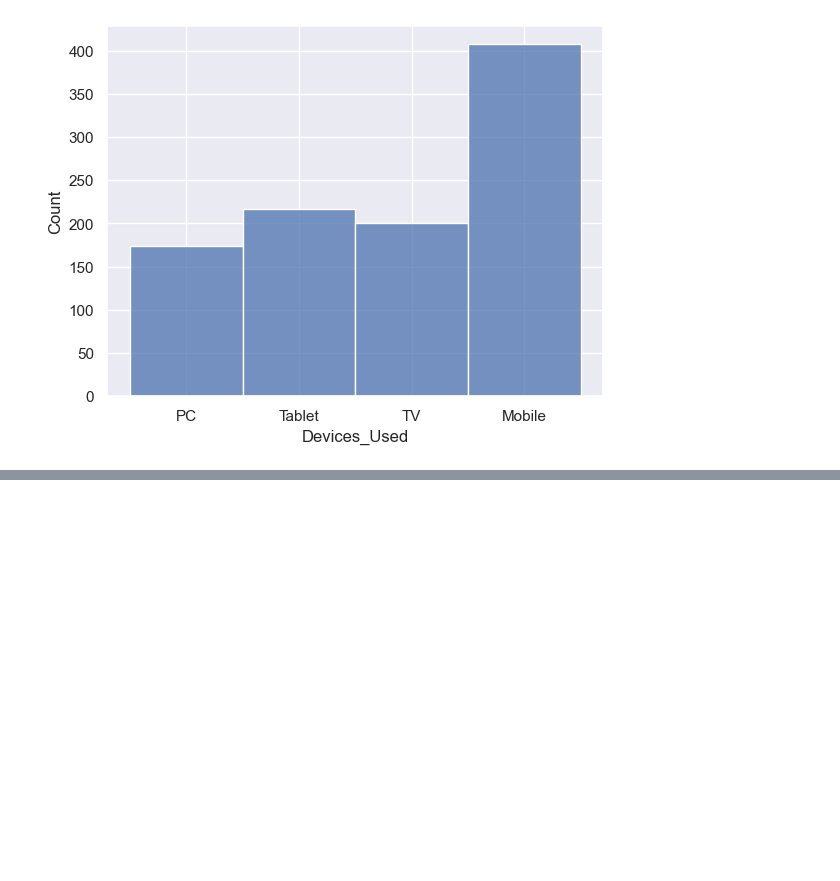
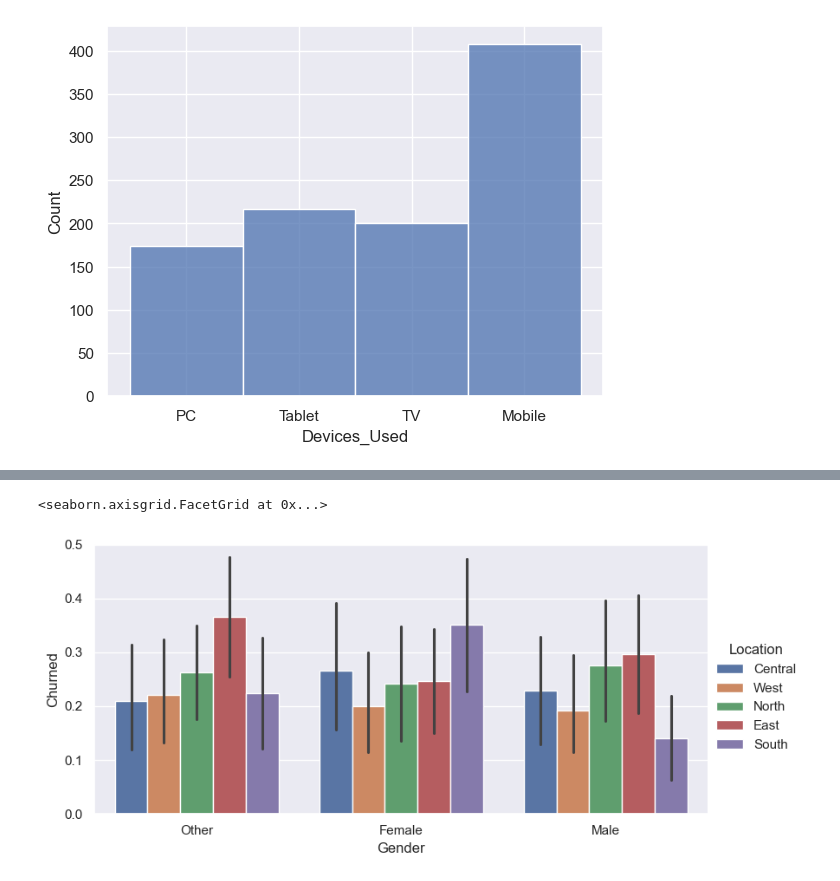
Before and after one commit to TaunyaT/data_science, a Jupyter notebook: Assignment1.ipynb, the cells around one changed output, grey strips where cells are left out. Saved outputs shown, nothing was run; the diff lists cells and outputs as text; code cells hidden in the pictures; blank space fills up the shorter version.

```diff
--- a/Assignment1.ipynb
+++ b/Assignment1.ipynb
@@ -82,0 +247,6 @@ sns.histplot(df['Devices_Used'])
+# %%
+# comparrison bar  charts of churn rate across location and gender
+sns.catplot(x='Gender', y='Churned', hue='Location', data=df, kind='bar', height=4, aspect=2)
+# %% [output]
+<seaborn.axisgrid.FacetGrid at 0x...>
+[figure, added]
```
Also changed, not shown: parts of 36 cells of this notebook.
